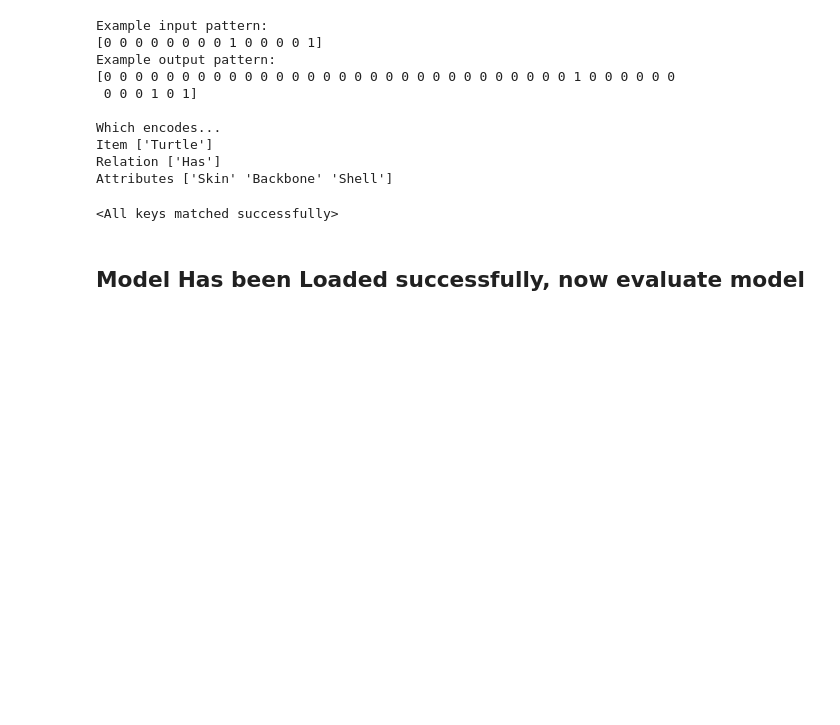
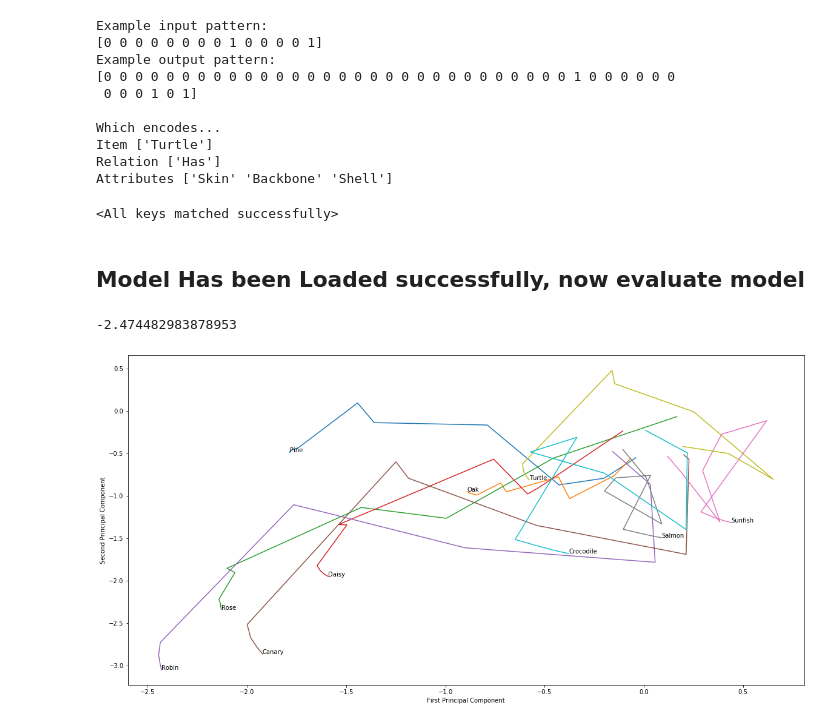
Before and after one commit to petersim1/CCM_Final_Project, a Jupyter notebook: Model_Eval.ipynb, the cells around one changed output. Drawn from its saved outputs; the diff is of its cells as text; code cells hidden in the pictures; blank space fills up the shorter version.

Commit message:
model update

```diff
--- a/Model_Eval.ipynb
+++ b/Model_Eval.ipynb
@@ -137,8 +137,48 @@ for i in range(input_pats.shape[0]) :
     output = mynet(input_pats[i])[0][0].detach().numpy()
     if np.dot(output_pats[i].numpy(),np.where(output>=.5,1,0)) != np.sum(output_pats[i].numpy()) :
         print(i,' BAD')
-    if np.sum(np.where(output>=.5,1,0)) != np.sum(output_pats[i].numpy()) :
-        print(i,' BAD')
+    else :
+        if np.sum(np.where(output>=.5,1,0)) != np.sum(output_pats[i].numpy()) :
+            print(i,' BAD (extra attributes predicted)')
 
 # Uses the fact that the sigmoid for multiclass will have to be >= .5 to be considered a positive result.
 # Measures the overlap between input and output, but also measures if there are extra labels considered positive.
+# %%
+def apply_noise(model,scale) :
+
+
+
+
+
+np.random.normal(scale=2)
+# %% [output]
+-2.474482983878953
+# %%
+inds_look = np.linspace(0,len(loaded_model['rep_layer']),10)
+inds_look[-1] = inds_look[-1]-1
+inds_look = list(map(int,inds_look))
+
+projections = []
+
+for ind in inds_look:
+    mat = loaded_model['rep_layer'][ind]
+    euc_dis = np.zeros(mat.shape)
+    for i in range(mat.shape[0]) :
+        for j in range(mat.shape[1]) :
+            euc_dis[i][j] = np.linalg.norm(mat[i] - mat[j])
+    u,s,v = np.linalg.svd(mat.T.dot(mat))
+    #u,s,v = np.linalg.svd(euc_dis)
+    projection = mat.dot(v[:,:2])
+    #projection = euc_dis.dot(v[:,:2])
+    projections.append(projection)
+
+plt.figure(figsize=(20,10))
+for i in range(len(names_items)) :
+    to_plot = np.array(projections)[:,i]
+    plt.plot(to_plot[:,0],to_plot[:,1])
+    plt.annotate(names_items[i],(to_plot[-1,0],to_plot[-1,1]))
+plt.xlabel('First Principal Component')
+plt.ylabel('Second Principal Component')
+plt.show()
+# %% [output]
+[figure, added]
```
Also changed, not shown: 2 other files.
